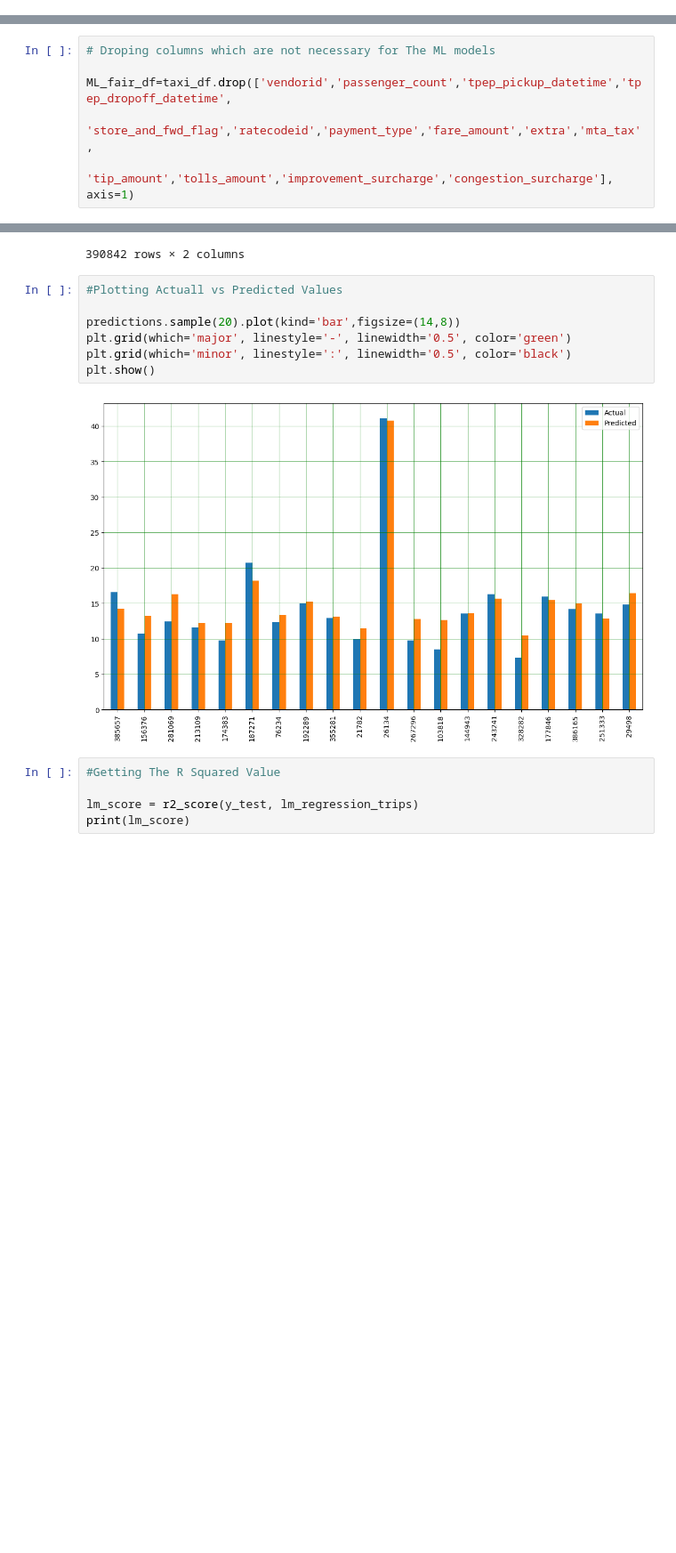
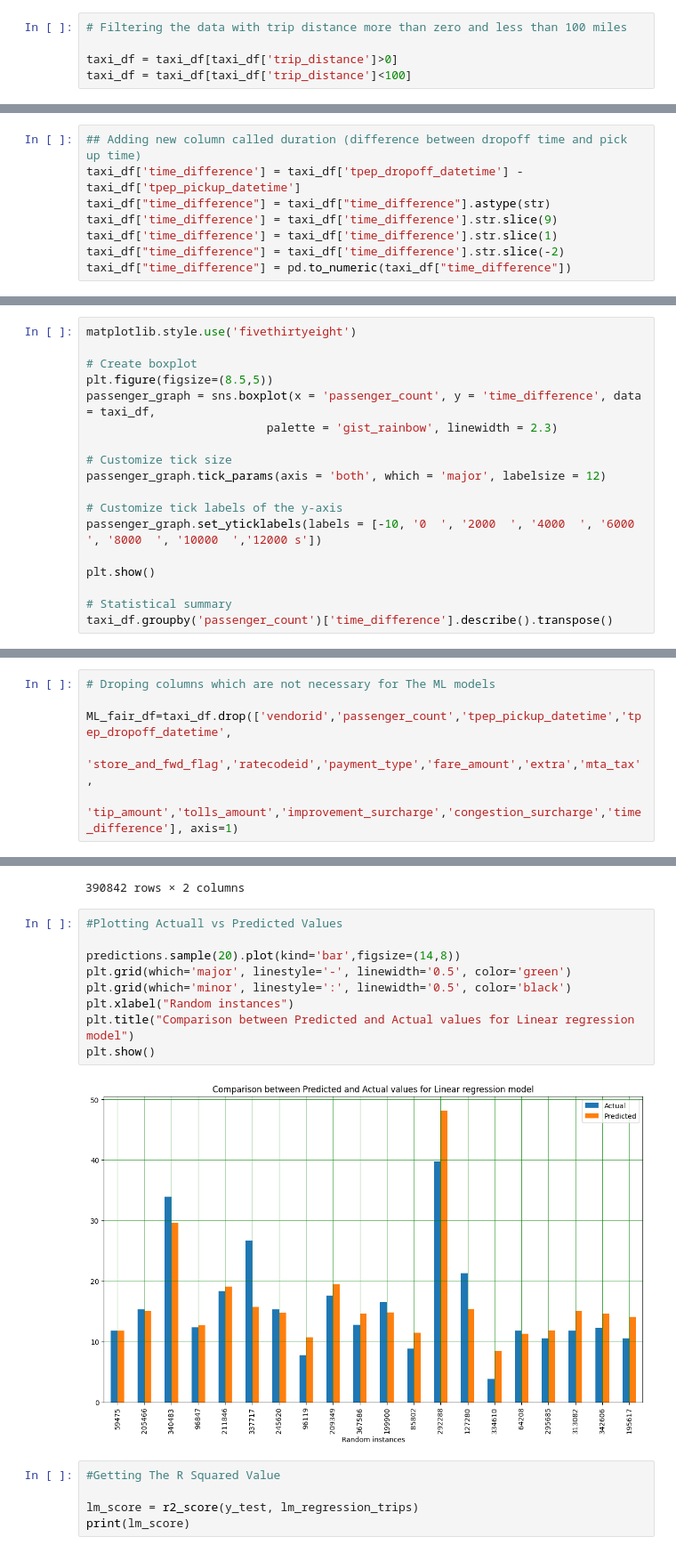
Before and after one commit to Aayush07Patil/Yellow-Taxi-Fare-Predictor, a Jupyter notebook: Yellow_Taxi_data_set.ipynb, the cells around one changed output, grey strips where cells are left out. Shown at 89% size. Cells and saved outputs as stored; diff of their text form; blank space fills up the shorter version.

```diff
--- a/Yellow_Taxi_data_set.ipynb
+++ b/Yellow_Taxi_data_set.ipynb
@@ -204,6 +223,11 @@ dtype: object
 
 taxi_df = taxi_df[taxi_df['passenger_count']>0]
 taxi_df = taxi_df[taxi_df['passenger_count']<7]
+# %%
+# Filtering the data with trip distance more than zero and less than 100 miles
+
+taxi_df = taxi_df[taxi_df['trip_distance']>0]
+taxi_df = taxi_df[taxi_df['trip_distance']<100]
 # %%
 #Filtering data with Total fare more than zero
 
@@ -210,0 +240,8 @@ taxi_df = taxi_df[taxi_df['total_amount']>0]
+# %%
+## Adding new column called duration (difference between dropoff time and pick up time)
+taxi_df['time_difference'] = taxi_df['tpep_dropoff_datetime'] - taxi_df['tpep_pickup_datetime']
+taxi_df["time_difference"] = taxi_df["time_difference"].astype(str)
+taxi_df['time_difference'] = taxi_df['time_difference'].str.slice(9)
+taxi_df['time_difference'] = taxi_df['time_difference'].str.slice(1)
+taxi_df["time_difference"] = taxi_df['time_difference'].str.slice(-2)
+taxi_df["time_difference"] = pd.to_numeric(taxi_df["time_difference"])
@@ -210,0 +261,18 @@ taxi_df = taxi_df[taxi_df['total_amount']>0]
+# %%
+matplotlib.style.use('fivethirtyeight')
+
+# Create boxplot
+plt.figure(figsize=(8.5,5))
+passenger_graph = sns.boxplot(x = 'passenger_count', y = 'time_difference', data = taxi_df,
+                          palette = 'gist_rainbow', linewidth = 2.3)
+
+# Customize tick size
+passenger_graph.tick_params(axis = 'both', which = 'major', labelsize = 12)
+
+# Customize tick labels of the y-axis
+passenger_graph.set_yticklabels(labels = [-10, '0  ', '2000  ', '4000  ', '6000  ', '8000  ', '10000  ','12000 s'])
+
+plt.show()
+
+# Statistical summary
+taxi_df.groupby('passenger_count')['time_difference'].describe().transpose()
@@ -213,7 +354,7 @@ taxi_df = taxi_df[taxi_df['total_amount']>0]
 
 ML_fair_df=taxi_df.drop(['vendorid','passenger_count','tpep_pickup_datetime','tpep_dropoff_datetime',
                  'store_and_fwd_flag','ratecodeid','payment_type','fare_amount','extra','mta_tax',
-                 'tip_amount','tolls_amount','improvement_surcharge','congestion_surcharge'], axis=1)
+                 'tip_amount','tolls_amount','improvement_surcharge','congestion_surcharge','time_difference'], axis=1)
 # %%
 ML_fair_df.head()
 # %% [output]
@@ -306,12 +417,14 @@ predictions
 # %%
 #Plotting Actuall vs Predicted Values
 
 predictions.sample(20).plot(kind='bar',figsize=(14,8))
 plt.grid(which='major', linestyle='-', linewidth='0.5', color='green')
 plt.grid(which='minor', linestyle=':', linewidth='0.5', color='black')
+plt.xlabel("Random instances")
+plt.title("Comparison between Predicted and Actual values for Linear regression model")
 plt.show()
 # %% [output]
-[figure, old version]
+[figure, new version]
 # %%
 #Getting The R Squared Value
 
```
Also changed, not shown: parts of 43 cells of this notebook, 3 other files.
